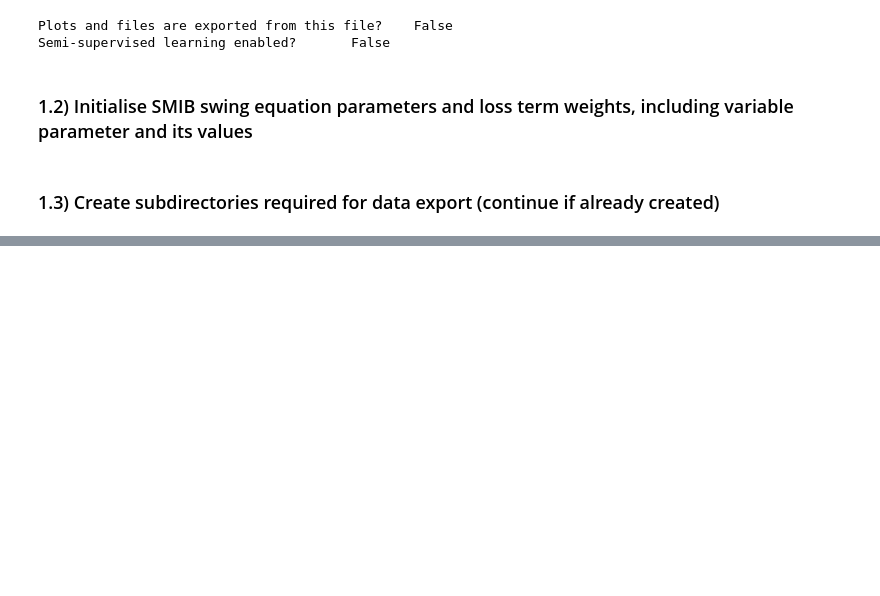
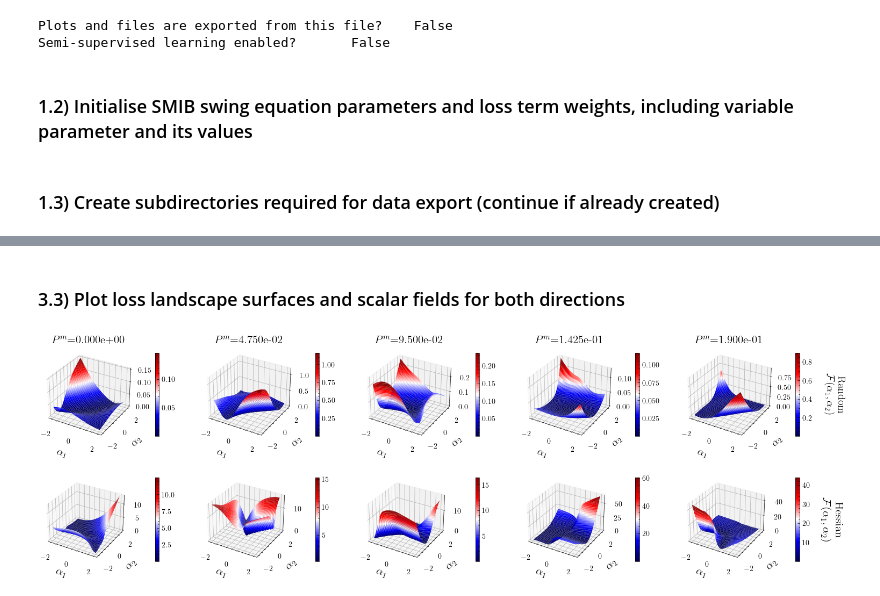
Before and after one commit to KaranBKataria/SciML-PINNs, a Jupyter notebook: src/numerical_experiments/notebooks/vanilla_nns_numerical_experiments.ipynb, the cells around one changed output, grey strips where cells are left out. Drawn from its saved outputs; the diff is of its cells as text; code cells hidden in the pictures; blank space fills up the shorter version.

```diff
--- a/src/numerical_experiments/notebooks/vanilla_nns_numerical_experiments.ipynb
+++ b/src/numerical_experiments/notebooks/vanilla_nns_numerical_experiments.ipynb
@@ -92,7 +94,7 @@ Semi-supervised learning enabled?       False
 ### 1.2) Initialise SMIB swing equation parameters and loss term weights, including variable parameter and its values
 # %%
 # Param dictionary
-PARAM_DICT = {
+PARAM_DICT: dict[list[float]] = {
     "DAMPING": [0.00015, 0.0015, 0.015, 0.15, 1.5],
     "INERTIA": [0.01, 0.1325, 0.250, 0.3775, 0.5],
     "MECHANICAL_POWER": [0.0, 0.0475, 0.095 , 0.1425, 0.19]
@@ -273,0 +334,12 @@ print(torch.sum(direction_vec_2))
+# %%
+# Collect all trained PINN models for each parameter
+nn_models: list[callable] = []
+
+# Collect training losses across each parameter value
+training_losses_per_param: list[float] = []
+
+# Collect test losses per epoch across each parameter
+test_losses_per_param_per_epoch: list[float] = []
+
+# Collect 2-norm of gradients of loss wrt weights/biases for each parameter per epoch
+gradient_norm_per_param: list[float] = []
@@ -559,15 +702,13 @@ for index, (nn, param) in enumerate(zip(nn_models, PARAM_LIST)):
 # %%
 ORIG_LOSS_INDEX: int = NUM_VERTICES//2
 
-# assert ALPHA_1[ORIG_LOSS_INDEX][ORIG_LOSS_INDEX].item() == 0
-# assert ALPHA_2[ORIG_LOSS_INDEX][ORIG_LOSS_INDEX].item() == 0
+# First check if the values of the loss in both loss landscapes at alpha_1 = alpha_2 = 0 are equal
+for idx, (loss, random, hessian_) in enumerate(zip(training_losses_per_param, loss_landscapes_random, loss_landscapes_hessian)):
 
-# First check if the values of the loss in both loss landscapes at alpha_1 = alpha_2 = 0 are equal
-for loss, random, hessian_ in zip(training_losses_per_param, loss_landscapes_random, loss_landscapes_hessian):
-
-    print(loss[-1])
-    print(random[ORIG_LOSS_INDEX][ORIG_LOSS_INDEX])
-    print(hessian_[ORIG_LOSS_INDEX][ORIG_LOSS_INDEX])
+    print(f"Parameter {idx+1}")
+    print(r"L(\theta)="+f"{loss[-1]}")
+    print(f"F_rand(0,0) = {random[ORIG_LOSS_INDEX][ORIG_LOSS_INDEX]}")
+    print(f"F_H(0,0) = {hessian_[ORIG_LOSS_INDEX][ORIG_LOSS_INDEX]}\n")
 
     assert np.isclose(random[ORIG_LOSS_INDEX][ORIG_LOSS_INDEX], hessian_[ORIG_LOSS_INDEX][ORIG_LOSS_INDEX], atol=1e-8, rtol=1e-8)
     assert np.isclose(random[ORIG_LOSS_INDEX][ORIG_LOSS_INDEX], loss[-1], atol=1e-6, rtol=1e-6)
@@ -614,8 +734,12 @@ for loss, random, hessian_ in zip(training_losses_per_param, loss_landscapes_ran
+# %% [markdown]
+### 3.3) Plot loss landscape surfaces and scalar fields for both directions
 # %%
 fig, ax = plt.subplots(2, len(PARAM_LIST), figsize=(18, 15), subplot_kw={'projection': '3d'})
 
-# Plot the random direction vector subspace projection of the loss landscape
+# Loop over each of the parameter values
 for idx, param in enumerate(PARAM_LIST):
+
+    # Plot the random direction vector subspace projection of the loss landscape
     surf_random = ax[0, idx].plot_surface(
         ALPHA_1,
         ALPHA_2,
@@ -629,10 +753,10 @@ for idx, param in enumerate(PARAM_LIST):
 
     if idx == len(PARAM_LIST) - 1:
         clr_bar1.set_label(
-            r"$\mathcal{F}(\alpha_1, \alpha_2)$",
+            "Random\n"+r"$\mathcal{F}(\alpha_1, \alpha_2)$",
             fontsize=14,
             rotation=-90,
-            labelpad=25
+            labelpad=45
         )
 
     ax[0, idx].set_xlabel(r'$\alpha_1$', fontsize=14)
@@ -645,38 +769,38 @@ for idx, param in enumerate(PARAM_LIST):
     surf_hessian = ax[1, idx].plot_surface(
         ALPHA_1,
         ALPHA_2,
         (loss_landscapes_hessian[idx]),
         cmap=CMAP,
-        # vmin=vmin,
-        # vmax=vmax,
         linewidth=0,
         antialiased=True
     )
 
     clr_bar2 = fig.colorbar(surf_hessian, ax=ax[1, idx], shrink=0.10, orientation='vertical', pad=0.2)
 
     if idx == len(PARAM_LIST) - 1:
         clr_bar2.set_label(
-            r"$\mathcal{F}(\alpha_1, \alpha_2)$",
+            "Hessian\n"+r"$\mathcal{F}(\alpha_1, \alpha_2)$",
             fontsize=15,
             rotation=-90,
-            labelpad=25
+            labelpad=45
         )
 
     ax[1, idx].set_xlabel(r'$\alpha_1$', fontsize=15, labelpad=1.1)
     ax[1, idx].set_ylabel(r'$\alpha_2$', fontsize=15)
-    # ax[1, idx].set_zlim(vmin, vmax)
 
 fig.subplots_adjust(left=0.1, right=0.9, hspace=-0.85, top=1.3)
 
 # Output the plots as PDF to the desired directory
 loss_landscape_image_name = f"vanilla_nn/loss_landscape_random_seed_{SEED}.pdf"
 
 if SAVE is True and SEMI_SUPERVISED is False:
     print("Saving...")
+
     plt.savefig(fname=PATH_TO_IM_DIR+loss_landscape_image_name, format="pdf", bbox_inches="tight")
 
 plt.show()
+# %% [output]
+[figure, added]
 # %%
 fig, ax = plt.subplots(2, len(PARAM_LIST), figsize=(20, 8), sharex=True, sharey=True)
 
```
Also changed, not shown: parts of 39 cells of this notebook, 1 other file.
